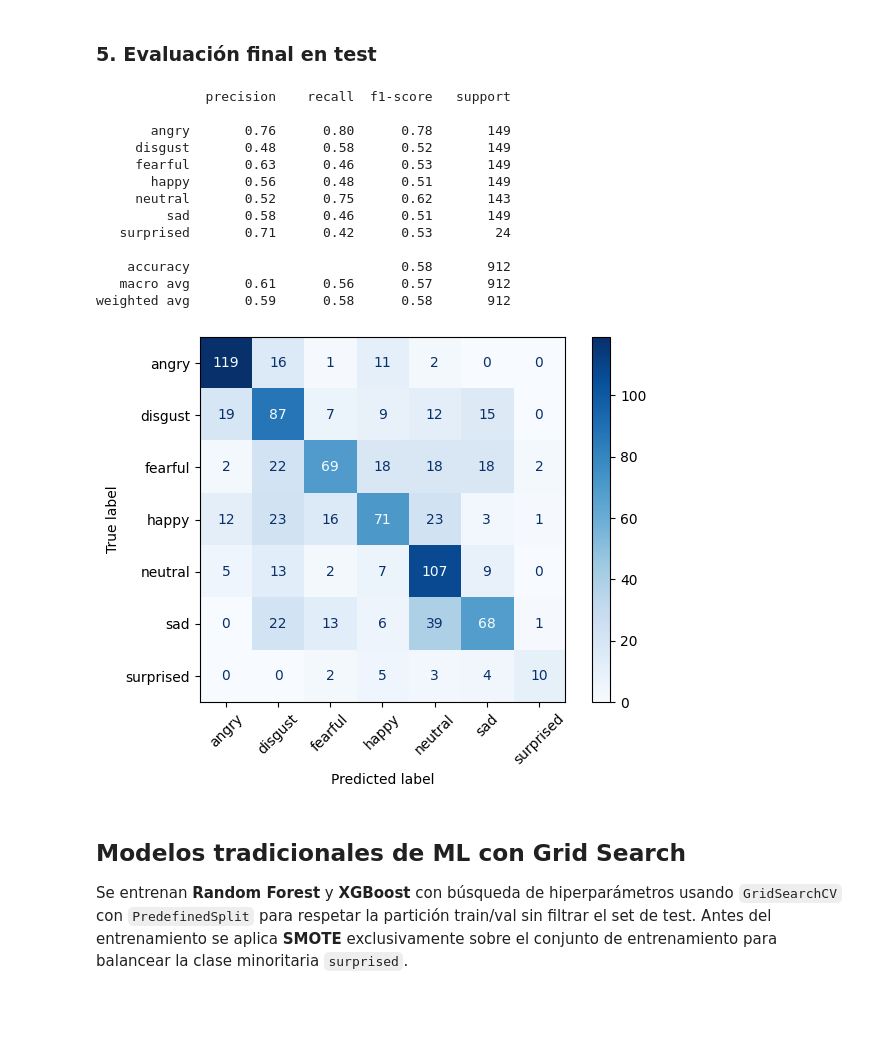
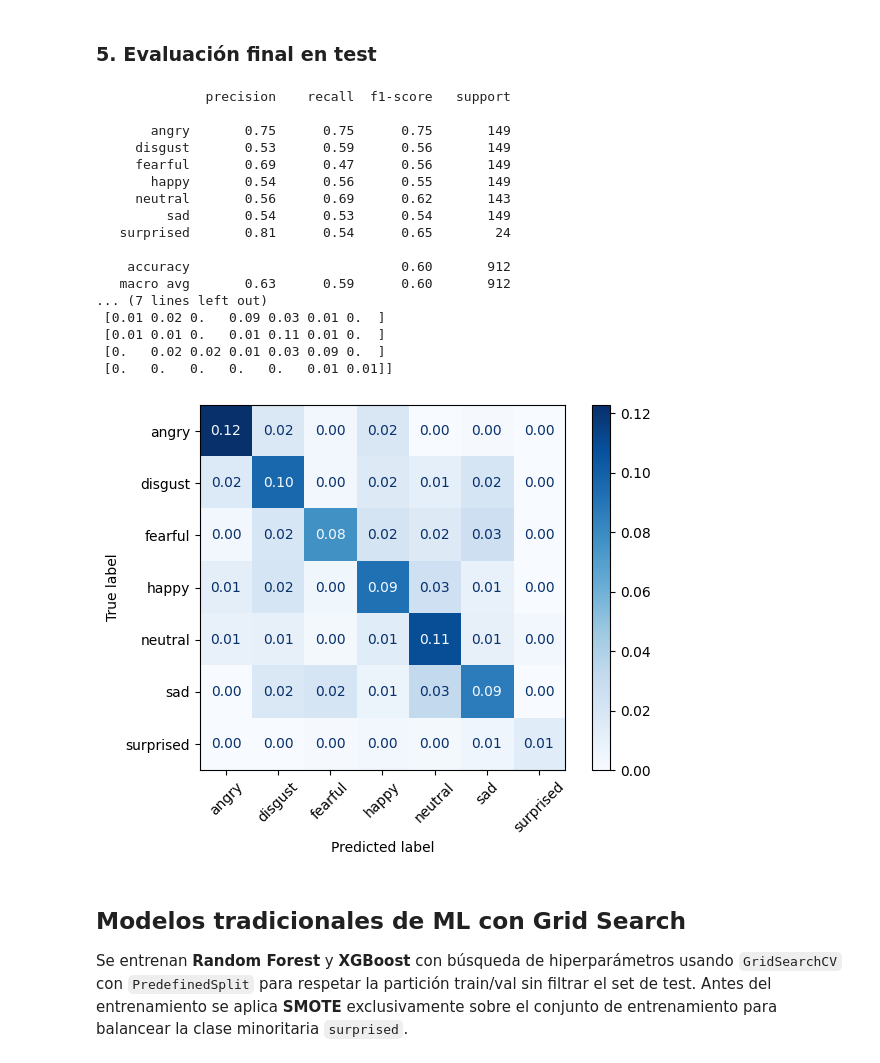
Before and after one commit to AcSsalazar/The-Color-of-Emotions, a Jupyter notebook: Notebooks/4.3-training-building-a-cnn.ipynb, the cells around one changed output. Saved outputs shown, nothing was run; the diff lists cells and outputs as text; code cells hidden in the pictures; blank space fills up the shorter version.

Commit message:
Improving CNN results by decreasing dropout and increasing frequency resolution

```diff
--- a/Notebooks/4.3-training-building-a-cnn.ipynb
+++ b/Notebooks/4.3-training-building-a-cnn.ipynb
@@ -157,7 +155,7 @@ class EarlyStopping:
 def build_dataloaders(batch_size=BATCH_SIZE):
     pin = torch.cuda.is_available()
     # MODIFICADO: augment=True solo aquí
-    train_ds = TensorPackDataset(train_pack, augment=True)
+    train_ds = TensorPackDataset(train_pack, augment=False)
     val_ds = TensorPackDataset(val_pack, augment=False)
     test_ds = TensorPackDataset(test_pack, augment=False)
 
@@ -181,19 +179,20 @@ class EmotionCGRU(nn.Module):
             nn.BatchNorm2d(32),
             nn.ReLU(),
             nn.MaxPool2d(kernel_size=(2, 1)), # Frec: 60 -> 30, Tiempo: 51 -> 51
-            nn.Dropout2d(0.1),
+            #nn.Dropout2d(0.1),
 
             # Bloque 2
             nn.Conv2d(32, 64, kernel_size=3, padding=1),
             nn.BatchNorm2d(64),
             nn.ReLU(),
             nn.MaxPool2d(kernel_size=(2, 1)), # Frec: 30 -> 15, Tiempo: 51 -> 51
-            nn.Dropout2d(0.1),
+            nn.Dropout2d(0.05),
 
             # Bloque 3
             nn.Conv2d(64, 128, kernel_size=3, padding=1),
             nn.BatchNorm2d(128),
             #nn.ReLU(),
+            nn.Dropout2d(0.1),
             # Forzamos frecuencia a 8, mantenemos Tiempo intacto (None o 51)
             nn.AdaptiveAvgPool2d((8, None))
         )
@@ -345,7 +344,7 @@ for epoch in range(1, EPOCHS + 1):
 
     elapsed = time.time() - start
     print(
-        f"[{time.strftime('%H:%M:%S')}] Epoch {epoch:02d} | "
+        f"[{time.strftime('%H:%M:%S')}] Epoca {epoch:02d} / {EPOCHS:02d} | "
         f"Train loss {train_loss:.4f} acc {train_acc:.4f} | "
         f"Val loss {val_loss:.4f} acc {val_acc:.4f} f1 {val_f1:.4f} | "
         f"Time {elapsed:.1f}s"
@@ -423,27 +421,40 @@ Early Stopping: 1/5 (best=0.4557)
 # %%
 # Evaluación completa en test: reporte y matriz de confusión
 y_true, y_pred = get_predictions(model, test_loader, device)
 print(classification_report(y_true, y_pred, target_names=class_names))
 
-cm = confusion_matrix(y_true, y_pred)
-ConfusionMatrixDisplay(cm, display_labels=class_names).plot(cmap='Blues', xticks_rotation=45)
+cm = confusion_matrix(y_true, y_pred, normalize='all' )
+ConfusionMatrixDisplay(cm, display_labels=class_names).plot(cmap='Blues', xticks_rotation=45, values_format='.2f')
 plt.tight_layout()
+
+# Set print options for NumPy arrays to control decimal quantity
+np.set_printoptions(precision=2, suppress=True)
+print("Matriz de confusion plana: \n")
+print(cm)
+
+# Reset print options to default if needed for subsequent NumPy array prints
+# np.set_printoptions(precision=8, suppress=False)
+
 plt.show()
 # %% [output]
               precision    recall  f1-score   support
 
-       angry       0.76      0.80      0.78       149
-     disgust       0.48      0.58      0.52       149
-     fearful       0.63      0.46      0.53       149
-       happy       0.56      0.48      0.51       149
-     neutral       0.52      0.75      0.62       143
-         sad       0.58      0.46      0.51       149
-   surprised       0.71      0.42      0.53        24
+       angry       0.75      0.75      0.75       149
+     disgust       0.53      0.59      0.56       149
+     fearful       0.69      0.47      0.56       149
+       happy       0.54      0.56      0.55       149
+     neutral       0.56      0.69      0.62       143
+         sad       0.54      0.53      0.54       149
+   surprised       0.81      0.54      0.65        24
 
-    accuracy                           0.58       912
-   macro avg       0.61      0.56      0.57       912
-weighted avg       0.59      0.58      0.58       912
+    accuracy                           0.60       912
+   macro avg       0.63      0.59      0.60       912
+... (7 lines left out)
+ [0.01 0.02 0.   0.09 0.03 0.01 0.  ]
+ [0.01 0.01 0.   0.01 0.11 0.01 0.  ]
+ [0.   0.02 0.02 0.01 0.03 0.09 0.  ]
+ [0.   0.   0.   0.   0.   0.01 0.01]]
-[figure, old version]
+[figure, new version]
 # %% [markdown]
 ## Modelos tradicionales de ML con Grid Search
 
```
Also changed, not shown: parts of 6 cells of this notebook.
